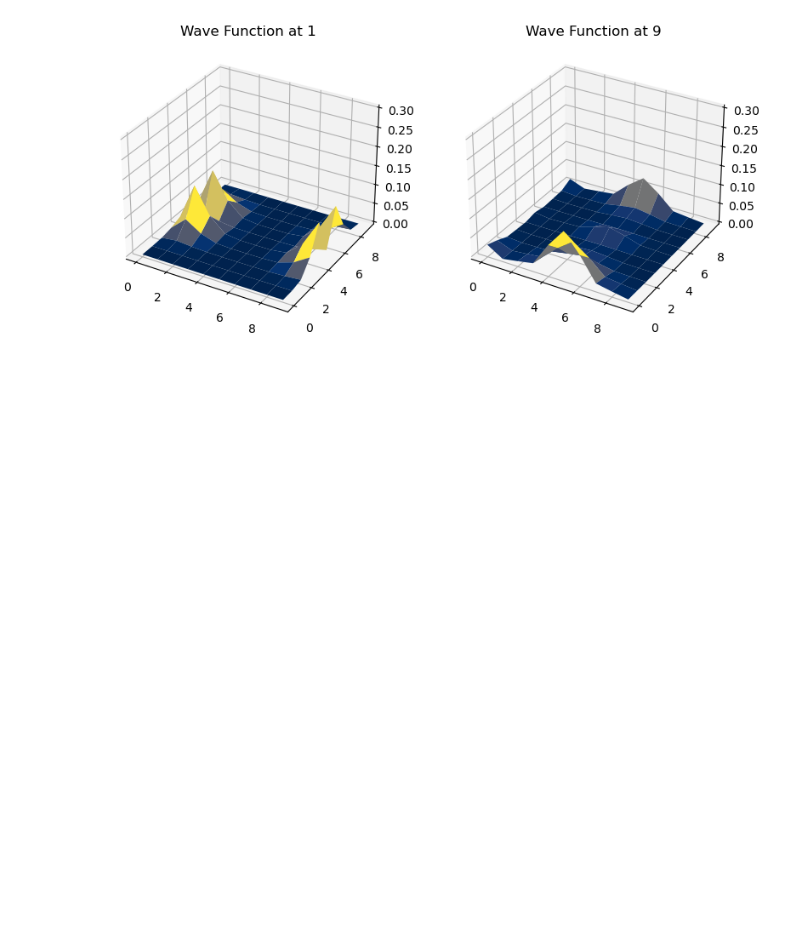
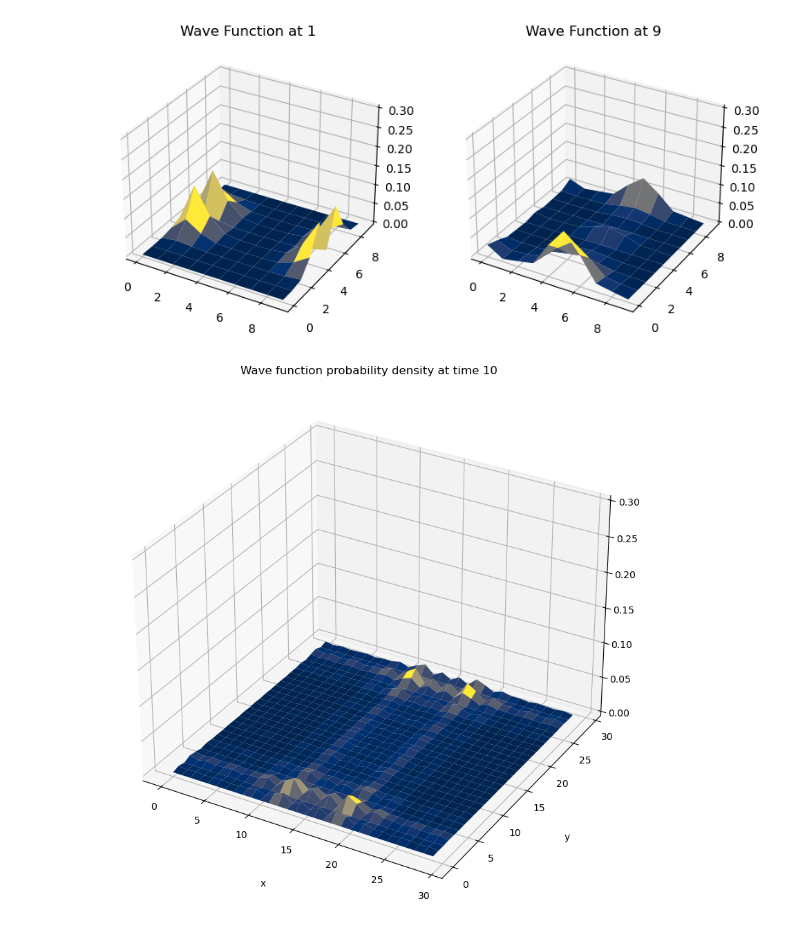
Before and after one commit to ravikoka/qgraph, a Jupyter notebook: 2d_chain.ipynb, the cells around one changed output. Drawn from its saved outputs; the diff is of its cells as text; code cells hidden in the pictures; blank space fills up the shorter version.

Commit message:
added the class AndersonLattice

```diff
--- a/2d_chain.ipynb
+++ b/2d_chain.ipynb
@@ -166,0 +272,10 @@ plt.show()
+# %%
+n = 30
+psi_0 = np.zeros(n**2)
+psi_0[n**2//2] = 1
+torus = AndersonLattice(n, psi_0, [1, 1], 1)
+# %%
+history = torus.solve(10, 10)
+plotty = torus.plotdensity(10)
+# %% [output]
+[figure, added]
```
Also changed, not shown: parts of 3 cells of this notebook.
